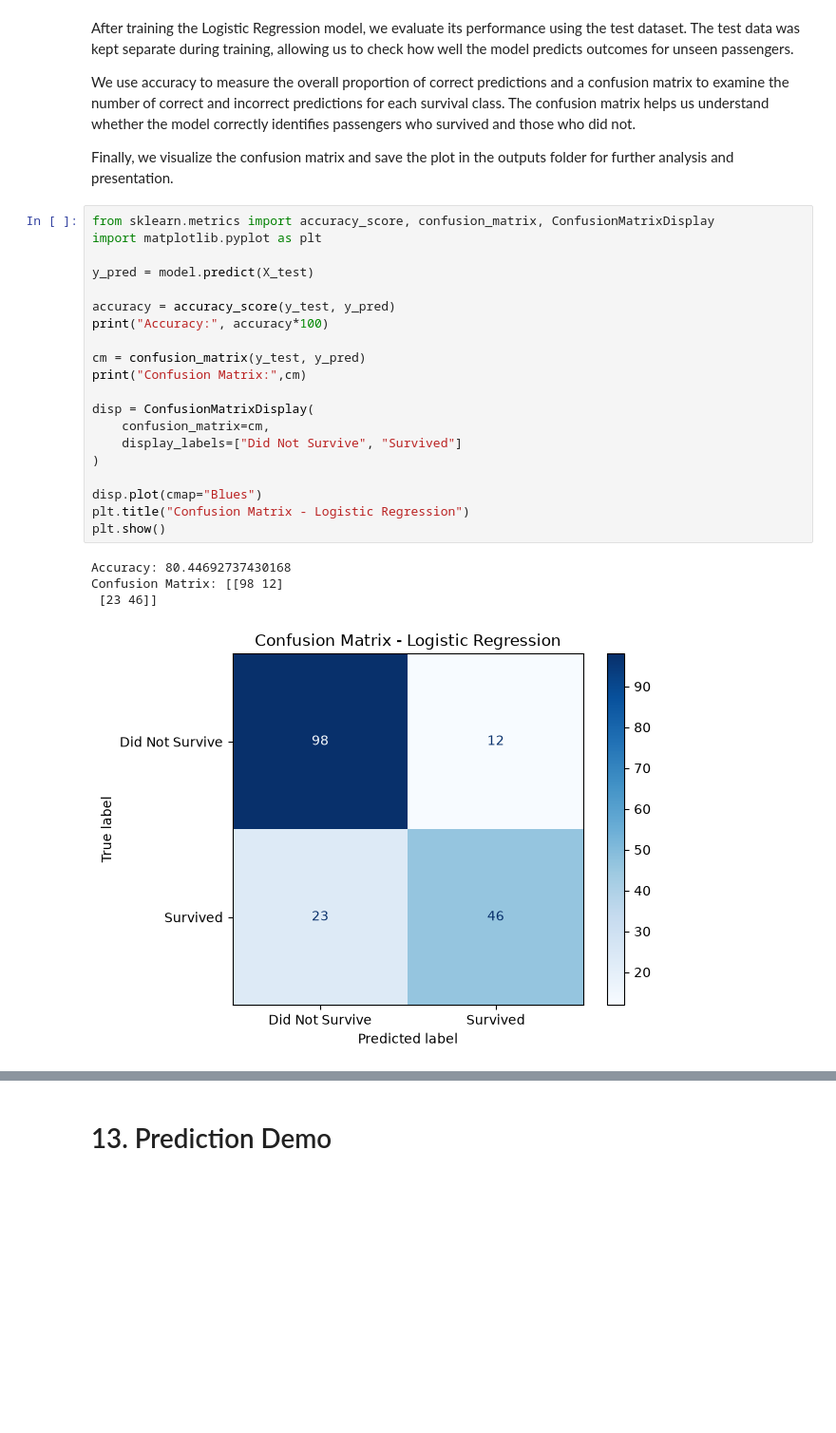
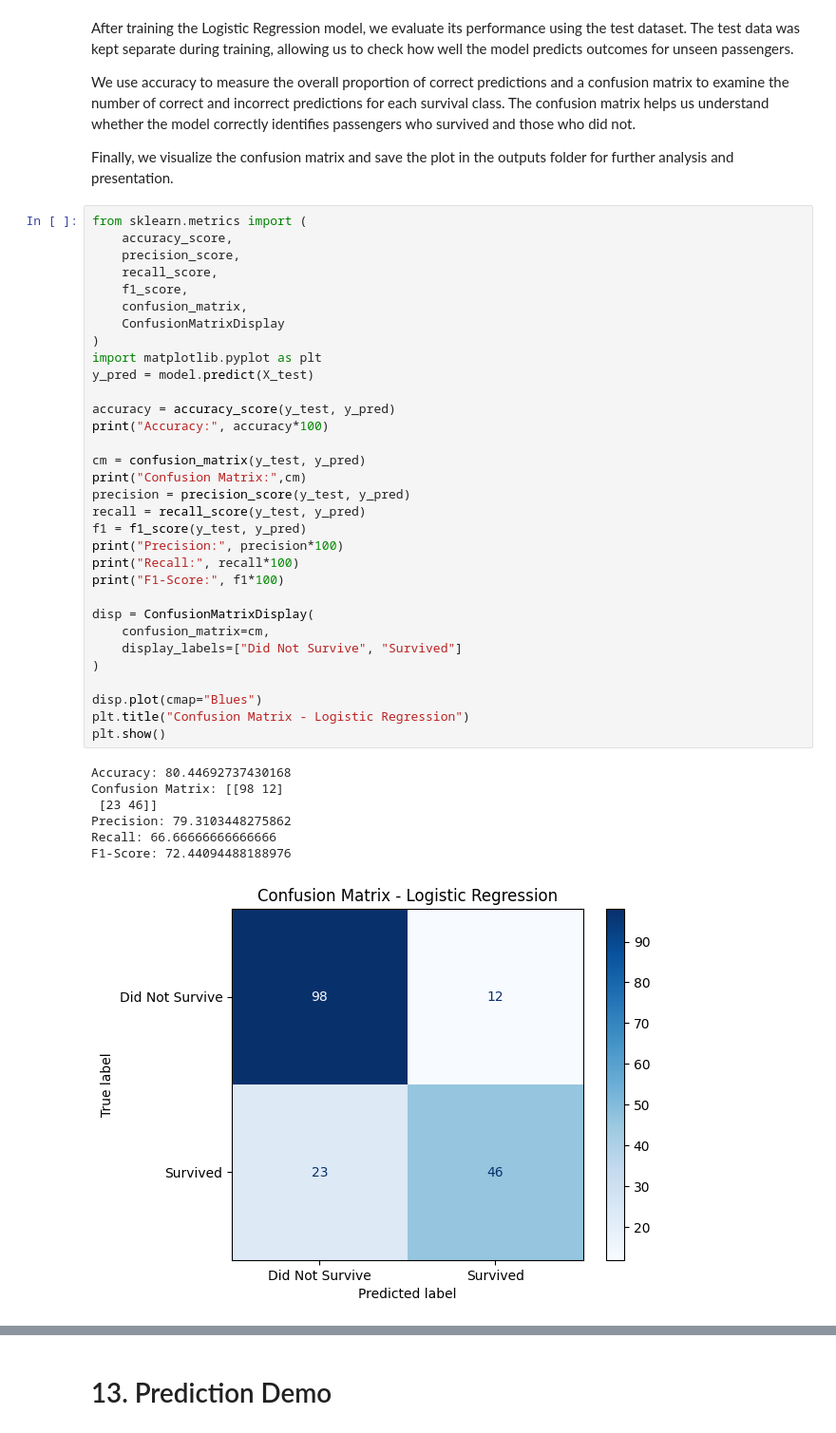
Before and after one commit to 2026mcb1515-strgzr/AI_miniproject, a Jupyter notebook: titanic_survival_with_model.ipynb, the cells around one changed output, grey strips where cells are left out. Shown at 95% size. Cells and saved outputs as stored; diff of their text form; blank space fills up the shorter version.

```diff
--- a/titanic_survival_with_model.ipynb
+++ b/titanic_survival_with_model.ipynb
@@ -483,27 +483,42 @@ We use accuracy to measure the overall proportion of correct predictions and a c
 
 Finally, we visualize the confusion matrix and save the plot in the outputs folder for further analysis and presentation.
 # %%
-from sklearn.metrics import accuracy_score, confusion_matrix, ConfusionMatrixDisplay
+from sklearn.metrics import (
+    accuracy_score,
+    precision_score,
+    recall_score,
+    f1_score,
+    confusion_matrix,
+    ConfusionMatrixDisplay
+)
 import matplotlib.pyplot as plt
-
 y_pred = model.predict(X_test)
 
 accuracy = accuracy_score(y_test, y_pred)
 print("Accuracy:", accuracy*100)
 
 cm = confusion_matrix(y_test, y_pred)
 print("Confusion Matrix:",cm)
+precision = precision_score(y_test, y_pred)
+recall = recall_score(y_test, y_pred)
+f1 = f1_score(y_test, y_pred)
+print("Precision:", precision*100)
+print("Recall:", recall*100)
+print("F1-Score:", f1*100)
 
 disp = ConfusionMatrixDisplay(
     confusion_matrix=cm,
     display_labels=["Did Not Survive", "Survived"]
 )
 
 disp.plot(cmap="Blues")
 plt.title("Confusion Matrix - Logistic Regression")
 plt.show()
 # %% [output]
 Accuracy: 80.44692737430168
 Confusion Matrix: [[98 12]
  [23 46]]
+Precision: 79.3103448275862
+Recall: 66.66666666666666
+F1-Score: 72.44094488188976
-[figure, old version]
+[figure, new version]
```
Also changed, not shown: parts of 8 cells of this notebook.
